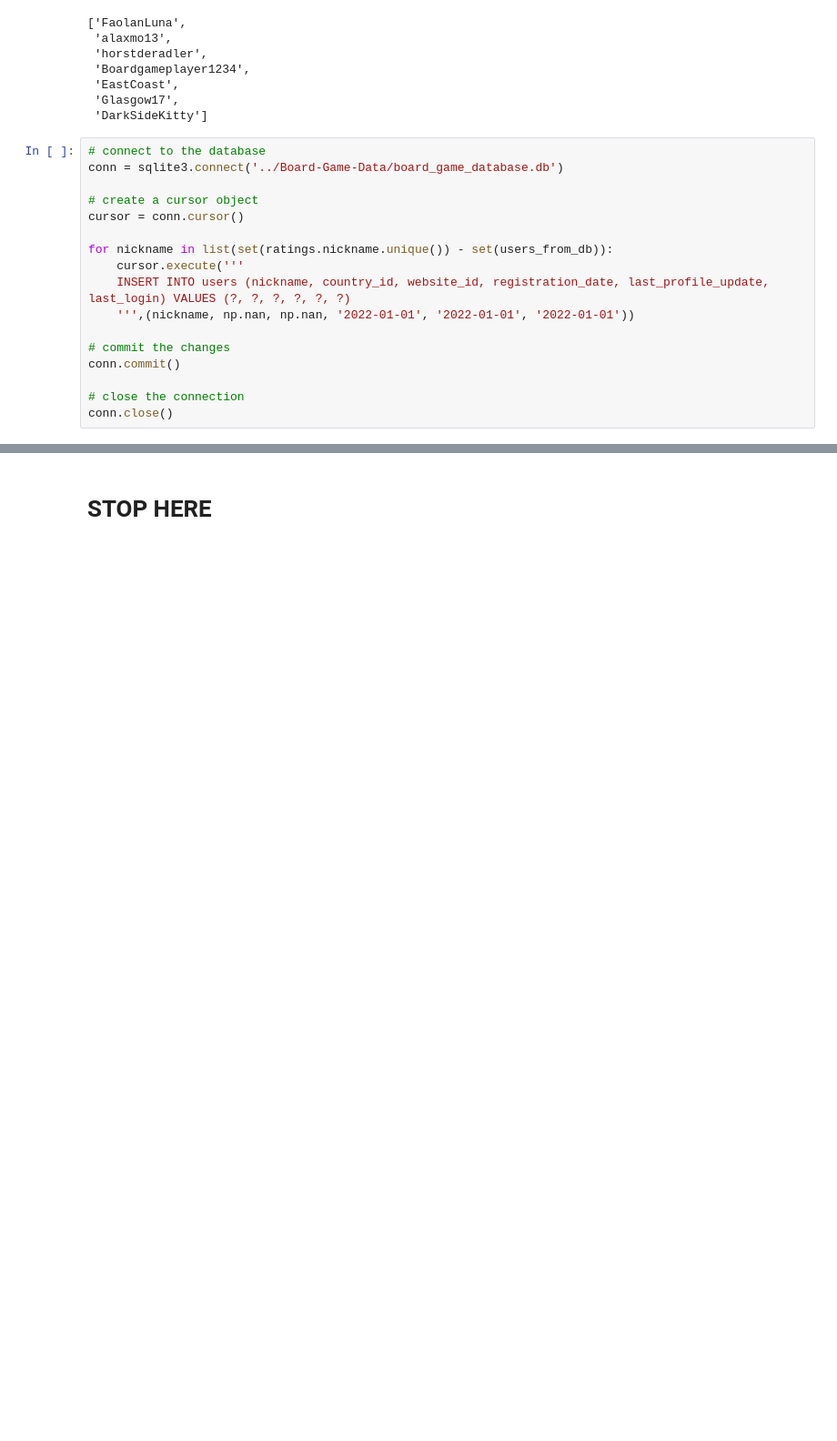
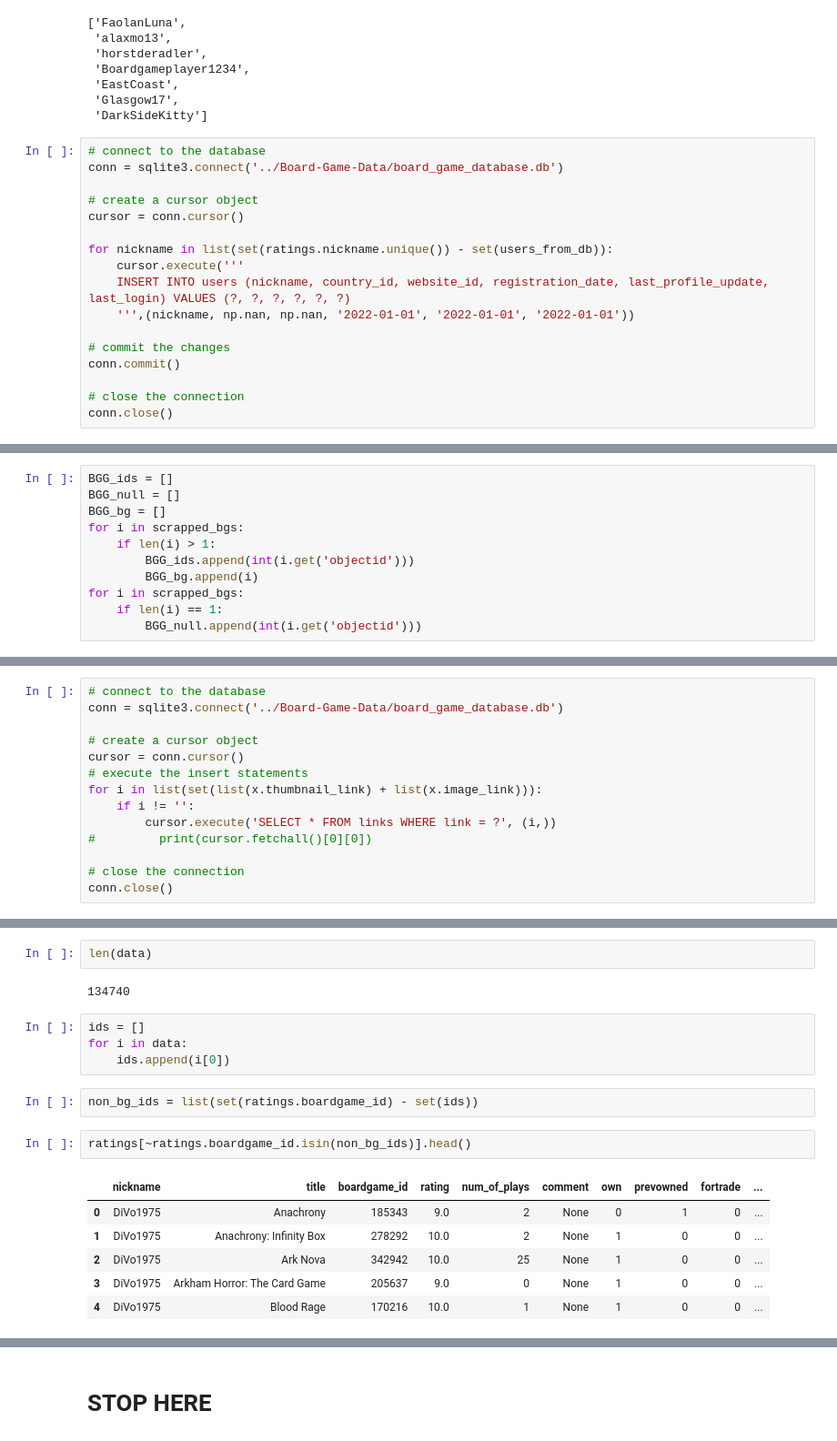
Before and after one commit to Fedorov-Nikita/Board-Game-Scraper, a Jupyter notebook: bgg_prepare_for_database.ipynb, the cells around one changed output, grey strips where cells are left out. Shown: that part at 91% size. Drawn from its saved outputs; the diff is of its cells as text; blank space fills up the shorter version.

Commit message:
[+] load ratings data into db

```diff
--- a/bgg_prepare_for_database.ipynb
+++ b/bgg_prepare_for_database.ipynb
@@ -594,0 +672,11 @@ list(set(ratings.nickname) - set(users_from_db))
+# %%
+BGG_ids = []
+BGG_null = []
+BGG_bg = []
+for i in scrapped_bgs:
+    if len(i) > 1:
+        BGG_ids.append(int(i.get('objectid')))
+        BGG_bg.append(i)
+for i in scrapped_bgs:
+    if len(i) == 1:
+        BGG_null.append(int(i.get('objectid')))
@@ -594,0 +1075,14 @@ list(set(ratings.nickname) - set(users_from_db))
+# %%
+# connect to the database
+conn = sqlite3.connect('../Board-Game-Data/board_game_database.db')
+
+# create a cursor object
+cursor = conn.cursor()
+# execute the insert statements
+for i in list(set(list(x.thumbnail_link) + list(x.image_link))):
+    if i != '':
+        cursor.execute('SELECT * FROM links WHERE link = ?', (i,))
+#         print(cursor.fetchall()[0][0])
+
+# close the connection
+conn.close()
@@ -594,0 +1288,19 @@ list(set(ratings.nickname) - set(users_from_db))
+# %%
+len(data)
+# %% [output]
+134740
+# %%
+ids = []
+for i in data:
+    ids.append(i[0])
+# %%
+non_bg_ids = list(set(ratings.boardgame_id) - set(ids))
+# %%
+ratings[~ratings.boardgame_id.isin(non_bg_ids)].head()
+# %% [output]
+|  | nickname | title | boardgame_id | rating | num_of_plays | comment | own | prevowned | fortrade | ... |
+| 0 | DiVo1975 | Anachrony | 185343 | 9.0 | 2 | None | 0 | 1 | 0 | ... |
+| 1 | DiVo1975 | Anachrony: Infinity Box | 278292 | 10.0 | 2 | None | 1 | 0 | 0 | ... |
+| 2 | DiVo1975 | Ark Nova | 342942 | 10.0 | 25 | None | 1 | 0 | 0 | ... |
+| 3 | DiVo1975 | Arkham Horror: The Card Game | 205637 | 9.0 | 0 | None | 1 | 0 | 0 | ... |
+| 4 | DiVo1975 | Blood Rage | 170216 | 10.0 | 1 | None | 1 | 0 | 0 | ... |
```
Also changed, not shown: parts of 41 cells of this notebook.
